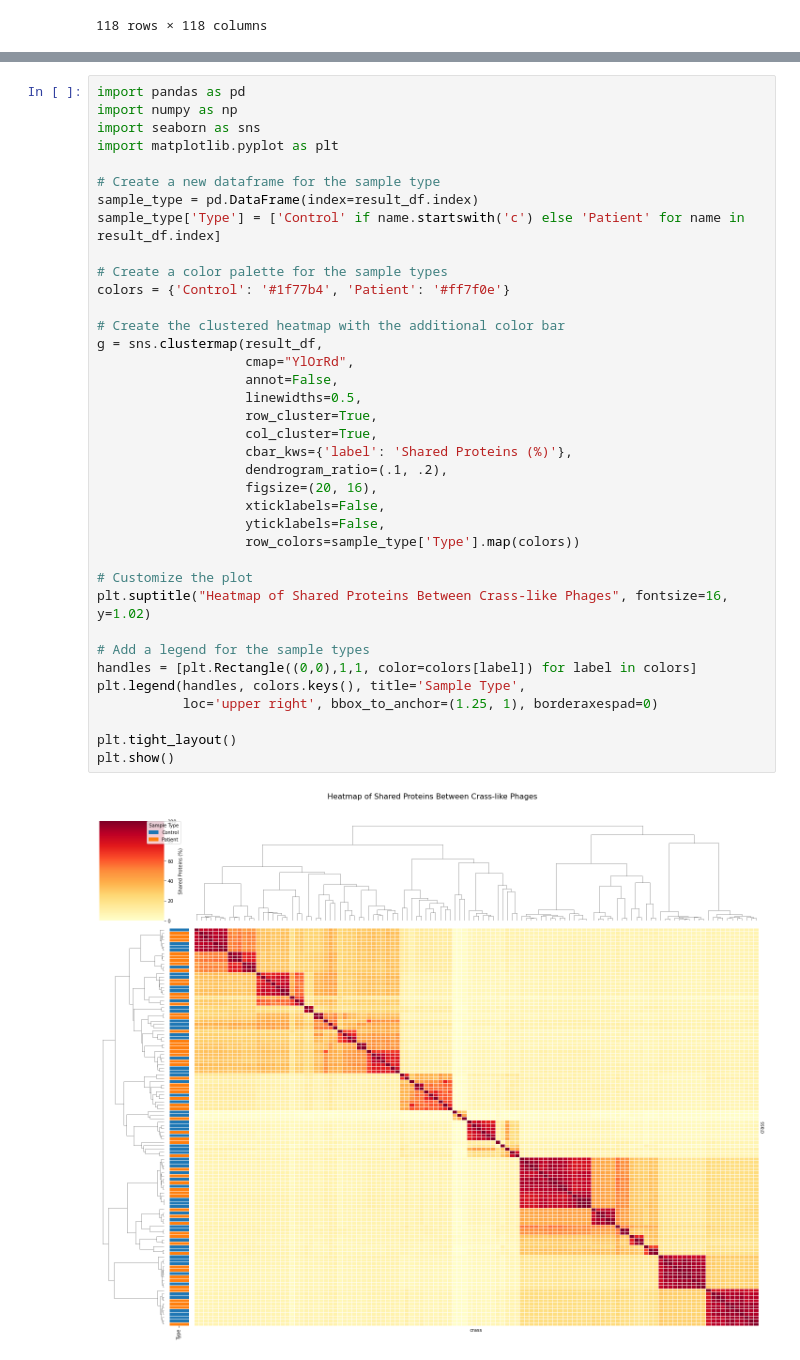
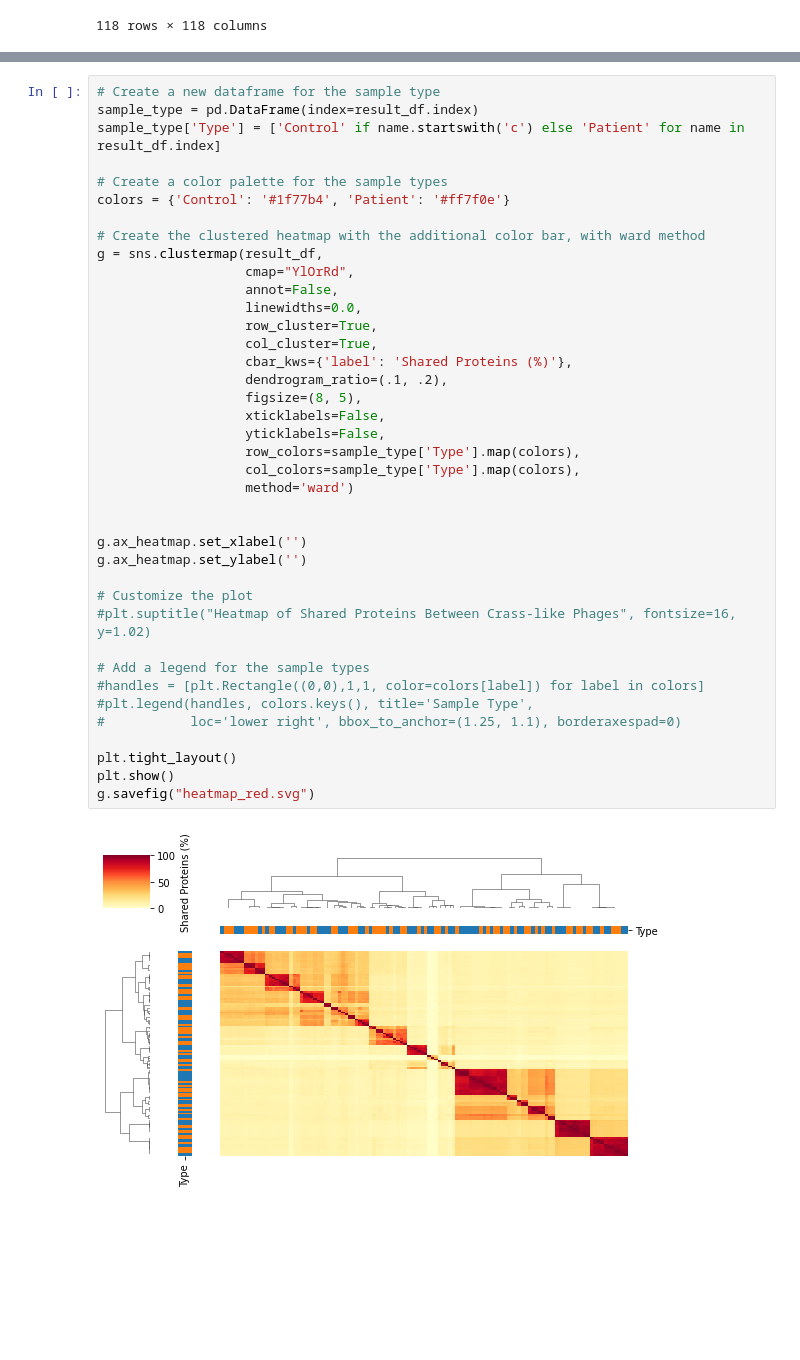
Before and after one commit to icemduru/Parkinson_Disease_Gut_Microbiota_Phage_Plasmid_Diversity_ML, a Jupyter notebook: Data_Visualizations/Crass-like_phages_percent_heatmap.ipynb, the cells around one changed output, grey strips where cells are left out. Saved outputs shown, nothing was run; the diff lists cells and outputs as text; blank space fills up the shorter version.

```diff
--- a/Data_Visualizations/Crass-like_phages_percent_heatmap.ipynb
+++ b/Data_Visualizations/Crass-like_phages_percent_heatmap.ipynb
@@ -179,39 +165,41 @@ plt.show()
 # %%
-import pandas as pd
-import numpy as np
-import seaborn as sns
-import matplotlib.pyplot as plt
-
 # Create a new dataframe for the sample type
 sample_type = pd.DataFrame(index=result_df.index)
 sample_type['Type'] = ['Control' if name.startswith('c') else 'Patient' for name in result_df.index]
 
 # Create a color palette for the sample types
 colors = {'Control': '#1f77b4', 'Patient': '#ff7f0e'}
 
-# Create the clustered heatmap with the additional color bar
+# Create the clustered heatmap with the additional color bar, with ward method
 g = sns.clustermap(result_df,
                    cmap="YlOrRd",
                    annot=False,
-                   linewidths=0.5,
+                   linewidths=0.0,
                    row_cluster=True,
                    col_cluster=True,
                    cbar_kws={'label': 'Shared Proteins (%)'},
                    dendrogram_ratio=(.1, .2),
-                   figsize=(20, 16),
+                   figsize=(8, 5),
                    xticklabels=False,
                    yticklabels=False,
-                   row_colors=sample_type['Type'].map(colors))
+                   row_colors=sample_type['Type'].map(colors),
+                   col_colors=sample_type['Type'].map(colors),
+                   method='ward')
+
+
+g.ax_heatmap.set_xlabel('')
+g.ax_heatmap.set_ylabel('')
 
 # Customize the plot
-plt.suptitle("Heatmap of Shared Proteins Between Crass-like Phages", fontsize=16, y=1.02)
+#plt.suptitle("Heatmap of Shared Proteins Between Crass-like Phages", fontsize=16, y=1.02)
 
 # Add a legend for the sample types
-handles = [plt.Rectangle((0,0),1,1, color=colors[label]) for label in colors]
-plt.legend(handles, colors.keys(), title='Sample Type',
-           loc='upper right', bbox_to_anchor=(1.25, 1), borderaxespad=0)
+#handles = [plt.Rectangle((0,0),1,1, color=colors[label]) for label in colors]
+#plt.legend(handles, colors.keys(), title='Sample Type',
+#           loc='lower right', bbox_to_anchor=(1.25, 1.1), borderaxespad=0)
 
 plt.tight_layout()
 plt.show()
+g.savefig("heatmap_red.svg")
 # %% [output]
-[figure, old version]
+[figure, new version]
```
Also changed, not shown: parts of 10 cells of this notebook.
